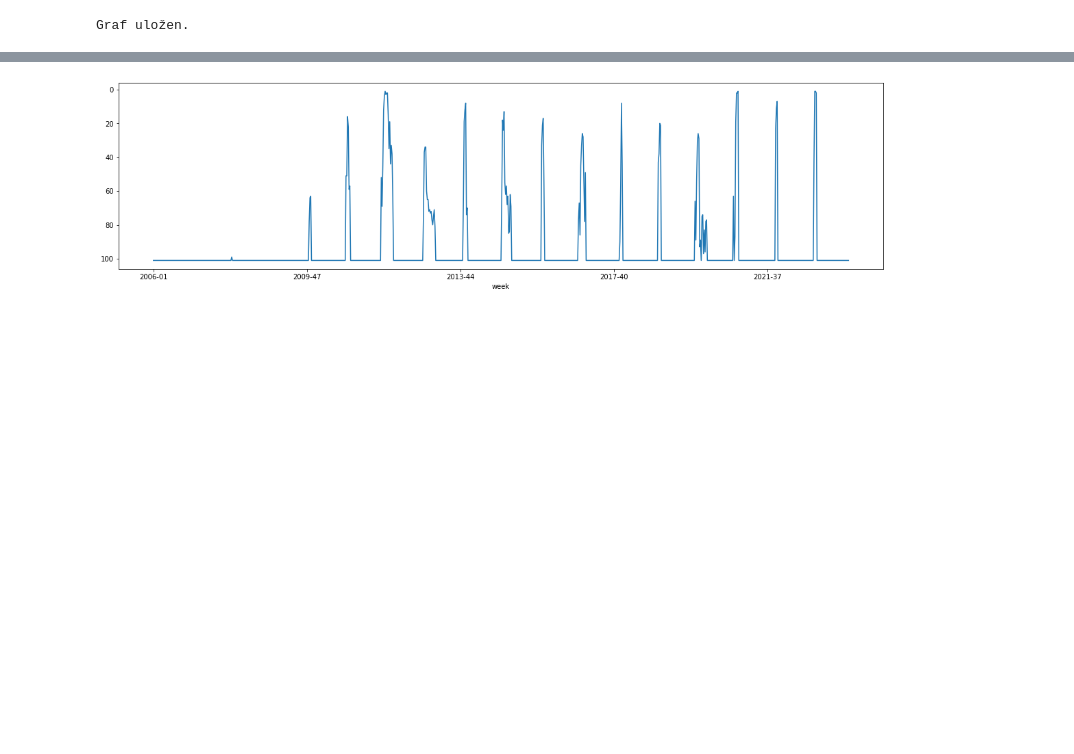
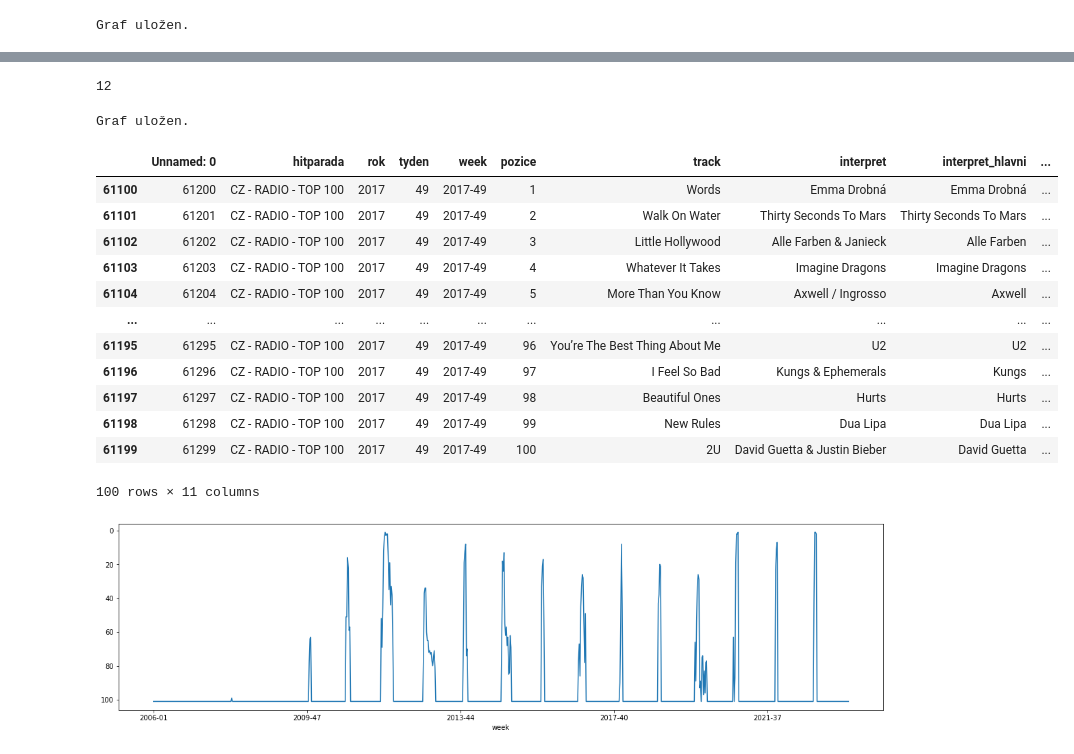
Before and after one commit to DataRozhlas/hitparady, a Jupyter notebook: 105 CZ100RADIO po roce Vánoce.ipynb, the cells around one changed output, grey strips where cells are left out. Drawn from its saved outputs; the diff is of its cells as text; code cells hidden in the pictures; blank space fills up the shorter version.

```diff
--- a/105 CZ100RADIO po roce Vánoce.ipynb
+++ b/105 CZ100RADIO po roce Vánoce.ipynb
@@ -161,2 +213,29 @@ vsechnytydny = df['week'].drop_duplicates().to_list()
+# %%
+trajekts = []
+for p in vanocnipisne_hezky['Píseň'].drop_duplicates().to_list():
+    trajekts.append(trajektorie(p))
+len(trajekts)
+# %% [output]
+12
+# %%
+graf(carovy=trajekts, target="vanoce_since_2006", titulek='Dobré koledy se vracejí', podtitulek=f'''Hitparádová umístění 12 nejtrvanlivějších vánočních písní''', kredity=["Zdroj dat: ČNS IFPI | Vizualizace: Michal Kašpárek, iROZHLAS.cz","https://www.irozhlas.cz/zpravy-tag/datova-zurnalistika"], prvni=True, osay=' ', osay2=' ', skladany=False, naopak=False, skrytnuly=True, vzhurunohama=True, osaymin=1, osaymax=100)
+# %% [output]
+Graf uložen.
+# %%
+df[(df['rok'] == 2017) & (df['tyden'] == 49)]
+# %% [output]
+|  | Unnamed: 0 | hitparada | rok | tyden | week | pozice | track | interpret | interpret_hlavni | ... |
+| 61100 | 61200 | CZ - RADIO - TOP 100 | 2017 | 49 | 2017-49 | 1 | Words | Emma Drobná | Emma Drobná | ... |
+| 61101 | 61201 | CZ - RADIO - TOP 100 | 2017 | 49 | 2017-49 | 2 | Walk On Water | Thirty Seconds To Mars | Thirty Seconds To Mars | ... |
+| 61102 | 61202 | CZ - RADIO - TOP 100 | 2017 | 49 | 2017-49 | 3 | Little Hollywood | Alle Farben & Janieck | Alle Farben | ... |
+| 61103 | 61203 | CZ - RADIO - TOP 100 | 2017 | 49 | 2017-49 | 4 | Whatever It Takes | Imagine Dragons | Imagine Dragons | ... |
+| 61104 | 61204 | CZ - RADIO - TOP 100 | 2017 | 49 | 2017-49 | 5 | More Than You Know | Axwell / Ingrosso | Axwell | ... |
+| ... | ... | ... | ... | ... | ... | ... | ... | ... | ... | ... |
+| 61195 | 61295 | CZ - RADIO - TOP 100 | 2017 | 49 | 2017-49 | 96 | You’re The Best Thing About Me | U2 | U2 | ... |
+| 61196 | 61296 | CZ - RADIO - TOP 100 | 2017 | 49 | 2017-49 | 97 | I Feel So Bad | Kungs & Ephemerals | Kungs | ... |
+| 61197 | 61297 | CZ - RADIO - TOP 100 | 2017 | 49 | 2017-49 | 98 | Beautiful Ones | Hurts | Hurts | ... |
+| 61198 | 61298 | CZ - RADIO - TOP 100 | 2017 | 49 | 2017-49 | 99 | New Rules | Dua Lipa | Dua Lipa | ... |
+| 61199 | 61299 | CZ - RADIO - TOP 100 | 2017 | 49 | 2017-49 | 100 | 2U | David Guetta & Justin Bieber | David Guetta | ... |
+100 rows × 11 columns
 # %%
 def cesta_pisne(seznam):
```
Also changed, not shown: parts of 25 cells of this notebook, 13 other files.
